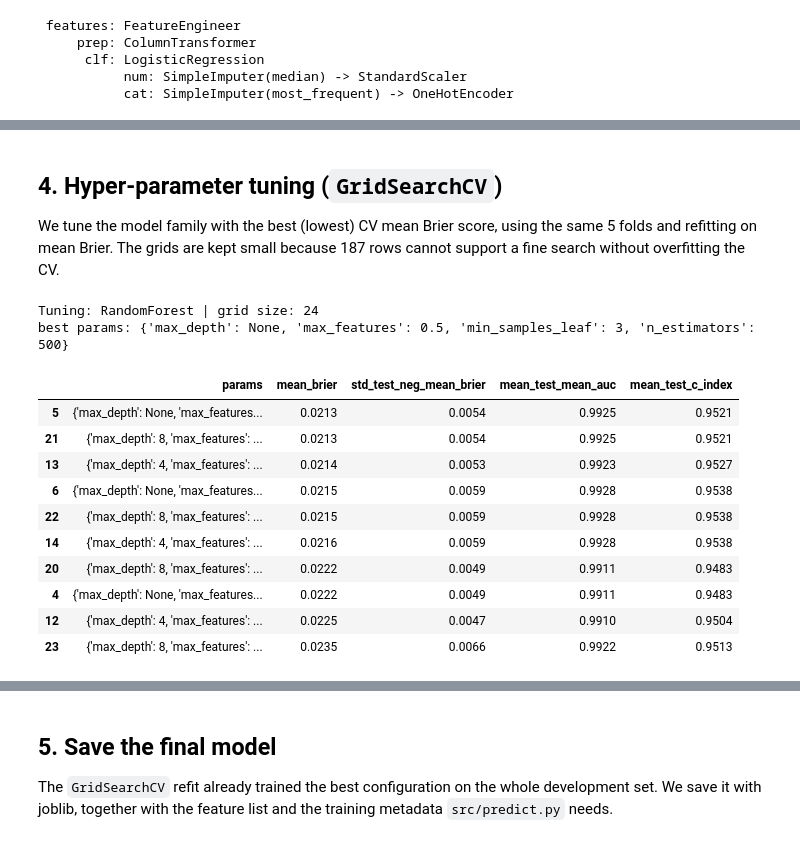
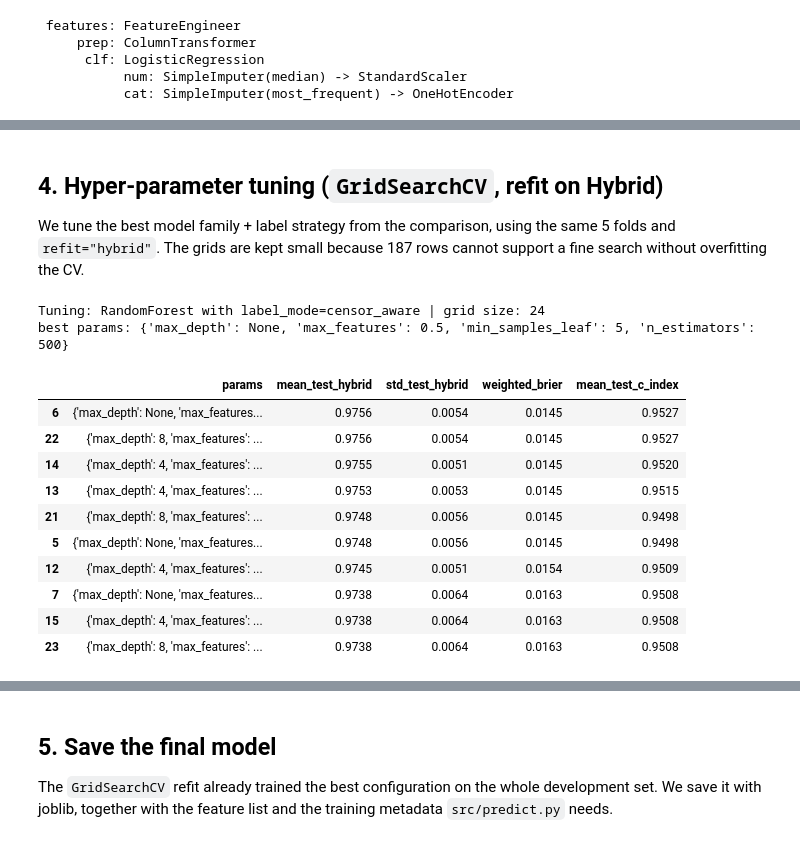
Before and after one commit to Re7absu/wildfire-evacuation-risk, a Jupyter notebook: notebooks/02_training.ipynb, the cells around one changed output, grey strips where cells are left out. Cells and saved outputs as stored; diff of their text form; code cells hidden in the pictures.

```diff
--- a/notebooks/02_training.ipynb
+++ b/notebooks/02_training.ipynb
@@ -79,7 +94,7 @@ Both splits keep about the same positive rate at every horizon. The test file is
 # %%
 X_dev = dev[FEATURES]
 y_dev = dev[TARGET_COLS].to_numpy()          # [time_to_hit_hours, event]
-strata_dev = (dev[EVENT_COL] + dev["hit_12h"]).to_numpy()
+strata_dev = (dev[EVENT_COL] + ((dev[EVENT_COL] == 1) & (dev[TIME_COL] <= 12))).to_numpy()
 cv_splits = list(StratifiedKFold(n_splits=5, shuffle=True, random_state=RANDOM_STATE).split(X_dev, strata_dev))
 print("fold sizes (validation):", [len(v) for _, v in cv_splits])
 # %% [output]
@@ -120,23 +136,25 @@ candidates = {
     "RandomForest": RandomForestClassifier(n_estimators=500, min_samples_leaf=2, random_state=RANDOM_STATE, n_jobs=1),
     "GradientBoosting": GradientBoostingClassifier(random_state=RANDOM_STATE),
 }
-per_h = {f"auc_{h}h": (lambda h: lambda m, X, y: horizon_scores(m, X, y)[f"auc_{h}h"])(h) for h in HORIZONS}
-per_h |= {f"brier_{h}h": (lambda h: lambda m, X, y: -horizon_scores(m, X, y)[f"brier_{h}h"])(h) for h in HORIZONS}
+per_h = {f"brier_{h}h": (lambda h: lambda m, X, y: -horizon_scores(m, X, y)[f"brier_{h}h"])(h) for h in (24, 48, 72)}
+per_h |= {f"auc_{h}h": (lambda h: lambda m, X, y: horizon_scores(m, X, y)[f"auc_{h}h"])(h) for h in (12, 24, 48)}
 scoring = SCORING | per_h
 
 rows = []
 with warnings.catch_warnings():
     warnings.simplefilter("ignore")
     for name, clf in candidates.items():
-        res = cross_validate(MultiHorizonRiskModel(make_pipeline(clf)), X_dev, y_dev, cv=cv_splits, scoring=scoring, n_jobs=-1)
-        row = {"model": name}
-        for k in scoring:
-            v = res[f"test_{k}"] * (-1 if k.startswith(("neg_", "brier_")) else 1)
-            key = k.replace("neg_", "")
-            row[f"{key}_mean"], row[f"{key}_std"] = v.mean(), v.std()
-        rows.append(row)
-cv_table = pd.DataFrame(rows).set_index("model")
+        for mode in ("censor_aware", "metadata"):
+            est = MultiHorizonRiskModel(make_pipeline(clf), label_mode=mode)
+            res = cross_validate(est, X_dev, y_dev, cv=cv_splits, scoring=scoring, n_jobs=-1)
+            row = {"model": name, "label_mode": mode}
+            for k in scoring:
+                v = res[f"test_{k}"] * (-1 if k.startswith(("neg_", "brier_")) else 1)
+                key = k.replace("neg_", "")
+                row[f"{key}_mean"], row[f"{key}_std"] = np.nanmean(v), np.nanstd(v)
+            rows.append(row)
+cv_table = pd.DataFrame(rows).set_index(["model", "label_mode"]).sort_values("hybrid_mean", ascending=False)
 cv_table.to_csv(REPORT_DIR / "cv_results.csv")
-show = ["mean_brier_mean", "mean_brier_std", "mean_auc_mean", "mean_auc_std", "c_index_mean", "c_index_std"] + [f"auc_{h}h_mean" for h in HORIZONS]
-cv_table[show].sort_values("mean_brier_mean").round(4)
+show = ["hybrid_mean", "hybrid_std", "weighted_brier_mean", "c_index_mean", "brier_24h_mean", "brier_48h_mean", "brier_72h_mean", "auc_12h_mean", "auc_24h_mean", "auc_48h_mean"]
+cv_table[show].round(4)
 # %% [output]
@@ -174,45 +187,46 @@ save(fig, "02_cv_auc_per_horizon"); plt.show()
 # %% [markdown]
-## 4. Hyper-parameter tuning (`GridSearchCV`)
-We tune the model family with the best (lowest) CV mean Brier score, using the same 5 folds and refitting on mean Brier. The grids are kept small because 187 rows cannot support a fine search without overfitting the CV.
+## 4. Hyper-parameter tuning (`GridSearchCV`, refit on Hybrid)
+We tune the best model family + label strategy from the comparison, using the same 5 folds and `refit="hybrid"`. The grids are kept small because 187 rows cannot support a fine search without overfitting the CV.
 # %%
-best_family = cv_table.drop(index="Baseline (prior)")["mean_brier_mean"].idxmin()
+ranked = cv_table.drop(index="Baseline (prior)", level=0)
+best_family, best_mode = ranked["hybrid_mean"].idxmax()
 grids = {
     "LogisticRegression": {"estimator__clf__C": [0.01, 0.03, 0.1, 0.3, 1, 3, 10]},
     "RandomForest": {"estimator__clf__n_estimators": [500],
                      "estimator__clf__max_depth": [None, 4, 8],
                      "estimator__clf__min_samples_leaf": [1, 3, 5, 10],
                      "estimator__clf__max_features": ["sqrt", 0.5]},
     "GradientBoosting": {"estimator__clf__n_estimators": [50, 100, 200],
                          "estimator__clf__learning_rate": [0.03, 0.1],
                          "estimator__clf__max_depth": [2, 3],
                          "estimator__clf__subsample": [0.7, 1.0],
                          "estimator__clf__min_samples_leaf": [3, 10]},
 }
-print("Tuning:", best_family, "| grid size:", int(np.prod([len(v) for v in grids[best_family].values()])))
-search = GridSearchCV(MultiHorizonRiskModel(make_pipeline(candidates[best_family])), grids[best_family],
-                      scoring=SCORING, refit="neg_mean_brier", cv=cv_splits, n_jobs=-1)
+print(f"Tuning: {best_family} with label_mode={best_mode} | grid size:", int(np.prod([len(v) for v in grids[best_family].values()])))
+search = GridSearchCV(MultiHorizonRiskModel(make_pipeline(candidates[best_family]), label_mode=best_mode), grids[best_family],
+                      scoring=SCORING, refit="hybrid", cv=cv_splits, n_jobs=-1)
 with warnings.catch_warnings():
     warnings.simplefilter("ignore")
     search.fit(X_dev, y_dev)
 
 res = pd.DataFrame(search.cv_results_)
-res["mean_brier"] = -res["mean_test_neg_mean_brier"]
-top = res.sort_values("mean_brier")[["params", "mean_brier", "std_test_neg_mean_brier", "mean_test_mean_auc", "mean_test_c_index"]].head(10)
+res["weighted_brier"] = -res["mean_test_neg_weighted_brier"]
+top = res.sort_values("mean_test_hybrid", ascending=False)[["params", "mean_test_hybrid", "std_test_hybrid", "weighted_brier", "mean_test_c_index"]].head(10)
 top["params"] = top["params"].apply(lambda p: {k.replace("estimator__clf__", ""): v for k, v in p.items()})
 print("best params:", top.iloc[0]["params"])
 top.round(4)
 # %% [output]
-Tuning: RandomForest | grid size: 24
-best params: {'max_depth': None, 'max_features': 0.5, 'min_samples_leaf': 3, 'n_estimators': 500}
+Tuning: RandomForest with label_mode=censor_aware | grid size: 24
+best params: {'max_depth': None, 'max_features': 0.5, 'min_samples_leaf': 5, 'n_estimators': 500}
-|  | params | mean_brier | std_test_neg_mean_brier | mean_test_mean_auc | mean_test_c_index |
-| 5 | {'max_depth': None, 'max_features... | 0.0213 | 0.0054 | 0.9925 | 0.9521 |
-| 21 | {'max_depth': 8, 'max_features': ... | 0.0213 | 0.0054 | 0.9925 | 0.9521 |
-| 13 | {'max_depth': 4, 'max_features': ... | 0.0214 | 0.0053 | 0.9923 | 0.9527 |
-| 6 | {'max_depth': None, 'max_features... | 0.0215 | 0.0059 | 0.9928 | 0.9538 |
-| 22 | {'max_depth': 8, 'max_features': ... | 0.0215 | 0.0059 | 0.9928 | 0.9538 |
-| 14 | {'max_depth': 4, 'max_features': ... | 0.0216 | 0.0059 | 0.9928 | 0.9538 |
-| 20 | {'max_depth': 8, 'max_features': ... | 0.0222 | 0.0049 | 0.9911 | 0.9483 |
-| 4 | {'max_depth': None, 'max_features... | 0.0222 | 0.0049 | 0.9911 | 0.9483 |
-| 12 | {'max_depth': 4, 'max_features': ... | 0.0225 | 0.0047 | 0.9910 | 0.9504 |
-| 23 | {'max_depth': 8, 'max_features': ... | 0.0235 | 0.0066 | 0.9922 | 0.9513 |
+|  | params | mean_test_hybrid | std_test_hybrid | weighted_brier | mean_test_c_index |
+| 6 | {'max_depth': None, 'max_features... | 0.9756 | 0.0054 | 0.0145 | 0.9527 |
+| 22 | {'max_depth': 8, 'max_features': ... | 0.9756 | 0.0054 | 0.0145 | 0.9527 |
+| 14 | {'max_depth': 4, 'max_features': ... | 0.9755 | 0.0051 | 0.0145 | 0.9520 |
+| 13 | {'max_depth': 4, 'max_features': ... | 0.9753 | 0.0053 | 0.0145 | 0.9515 |
+| 21 | {'max_depth': 8, 'max_features': ... | 0.9748 | 0.0056 | 0.0145 | 0.9498 |
+| 5 | {'max_depth': None, 'max_features... | 0.9748 | 0.0056 | 0.0145 | 0.9498 |
+| 12 | {'max_depth': 4, 'max_features': ... | 0.9745 | 0.0051 | 0.0154 | 0.9509 |
+| 7 | {'max_depth': None, 'max_features... | 0.9738 | 0.0064 | 0.0163 | 0.9508 |
+| 15 | {'max_depth': 4, 'max_features': ... | 0.9738 | 0.0064 | 0.0163 | 0.9508 |
+| 23 | {'max_depth': 8, 'max_features': ... | 0.9738 | 0.0064 | 0.0163 | 0.9508 |
 # %%
```
Also changed, not shown: parts of 15 cells of this notebook, 25 other files.
